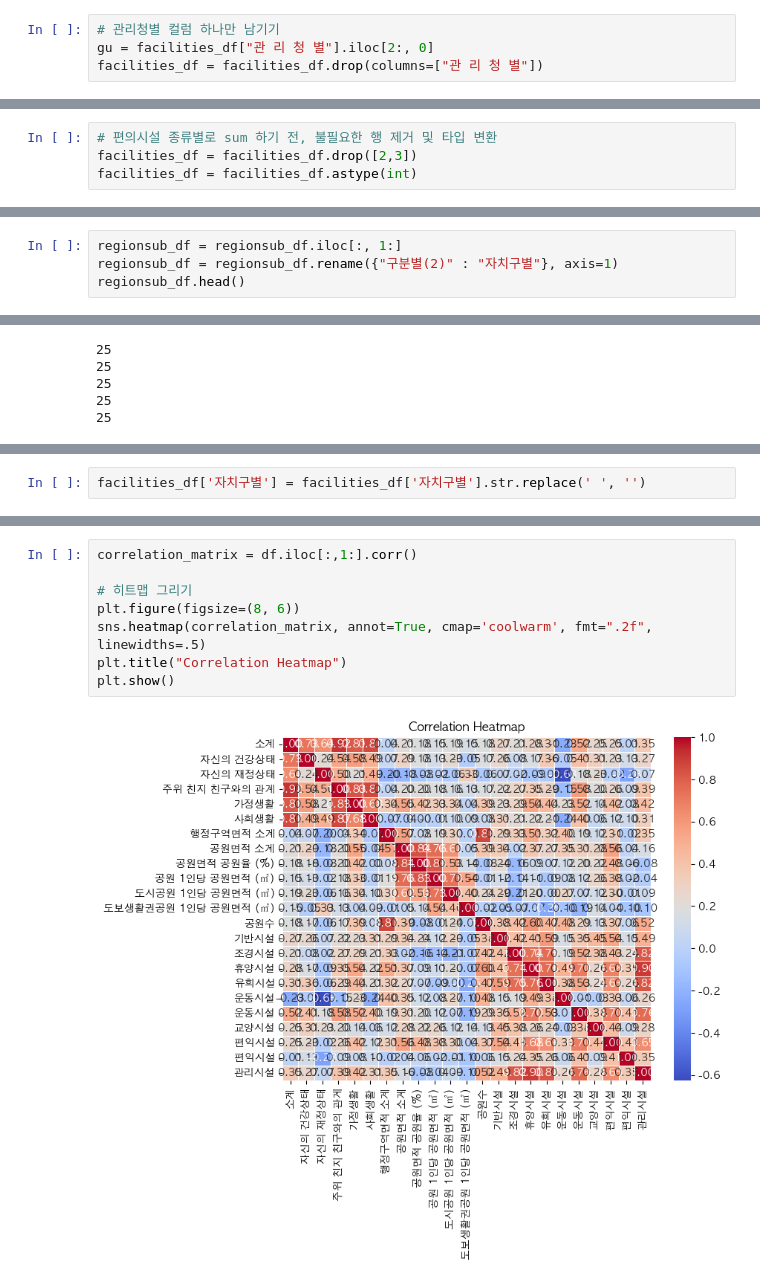
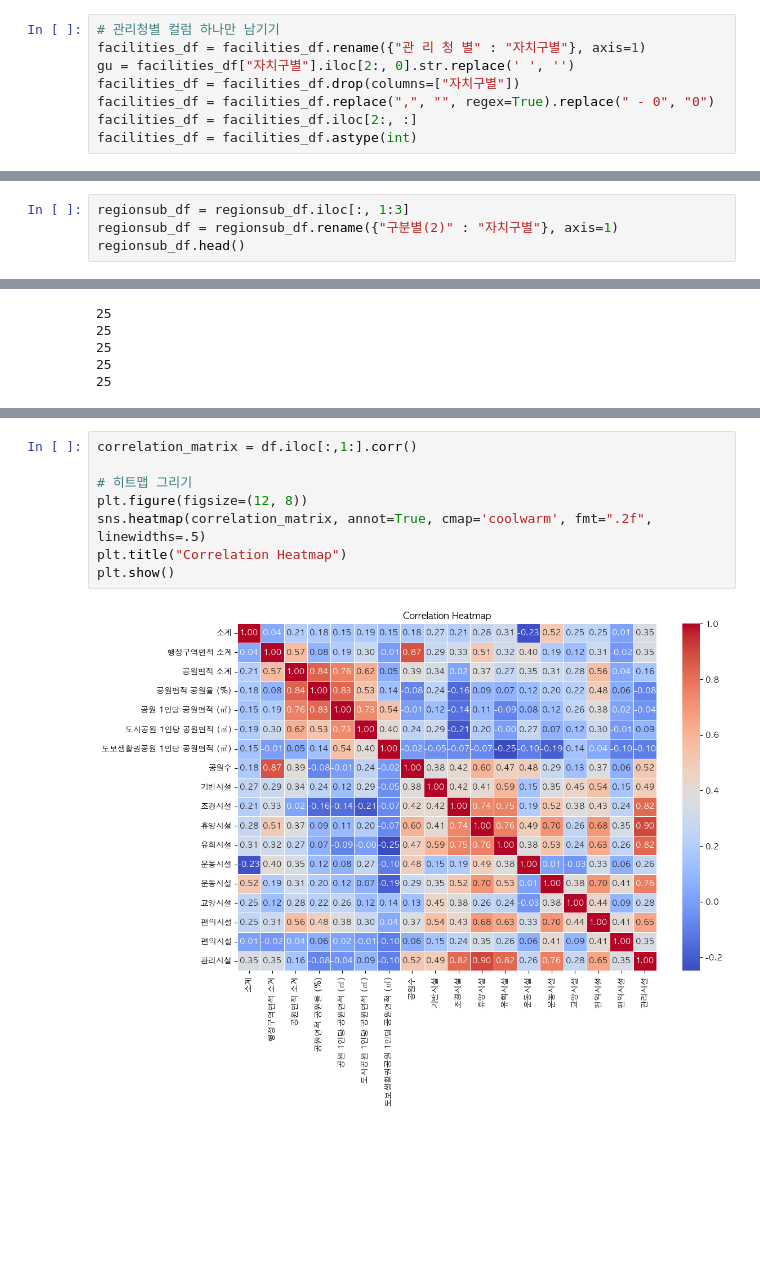
Before and after one commit to chaiwon1/happiness_analysis, a Jupyter notebook: happiness.ipynb, the cells around one changed output, grey strips where cells are left out. Cells and saved outputs as stored; diff of their text form; blank space fills up the shorter version.

```diff
--- a/happiness.ipynb
+++ b/happiness.ipynb
@@ -308,5 +279,9 @@ facilities_df.head()
 | 18 | 용 산 구 | 17 | 7 | 11 | 4 | 42 | 25 | 7 | 5 | 5 | 17 | ... |
 # %%
 # 관리청별 컬럼 하나만 남기기
-gu = facilities_df["관 리 청 별"].iloc[2:, 0]
-facilities_df = facilities_df.drop(columns=["관 리 청 별"])
+facilities_df = facilities_df.rename({"관 리 청 별" : "자치구별"}, axis=1)
+gu = facilities_df["자치구별"].iloc[2:, 0].str.replace(' ', '')
+facilities_df = facilities_df.drop(columns=["자치구별"])
+facilities_df = facilities_df.replace(",", "", regex=True).replace(" - 0", "0")
+facilities_df = facilities_df.iloc[2:, :]
+facilities_df = facilities_df.astype(int)
@@ -335,7 +317,3 @@ memory usage: 15.8+ KB
-# %%
-# 편의시설 종류별로 sum 하기 전, 불필요한 행 제거 및 타입 변환
-facilities_df = facilities_df.drop([2,3])
-facilities_df = facilities_df.astype(int)
 # %%
 facilities_df.dtypes
 # %% [output]
@@ -610,7 +568,7 @@ seoul_map
 # %% [markdown]
 ### 데이터프레임 concat
 # %%
-regionsub_df = regionsub_df.iloc[:, 1:]
+regionsub_df = regionsub_df.iloc[:, 1:3]
 regionsub_df = regionsub_df.rename({"구분별(2)" : "자치구별"}, axis=1)
 regionsub_df.head()
 # %% [output]
@@ -675,5 +628,3 @@ park_num_df.loc[park_num_df['자치구별'] == '영등포', '자치구별'] = "
-# %%
-facilities_df['자치구별'] = facilities_df['자치구별'].str.replace(' ', '')
 # %%
 df = pd.merge(
     pd.merge(
@@ -697,10 +668,10 @@ df.head()
 # %%
 correlation_matrix = df.iloc[:,1:].corr()
 
 # 히트맵 그리기
-plt.figure(figsize=(8, 6))
+plt.figure(figsize=(12, 8))
 sns.heatmap(correlation_matrix, annot=True, cmap='coolwarm', fmt=".2f", linewidths=.5)
 plt.title("Correlation Heatmap")
 plt.show()
 # %% [output]
-[figure, old version]
+[figure, new version]
```
Also changed, not shown: parts of 31 cells of this notebook.
